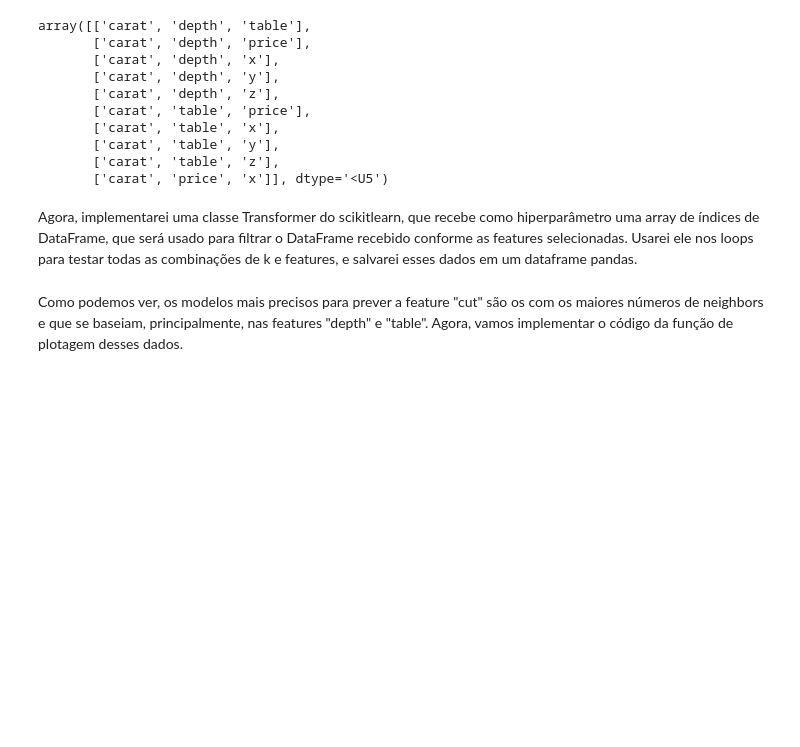
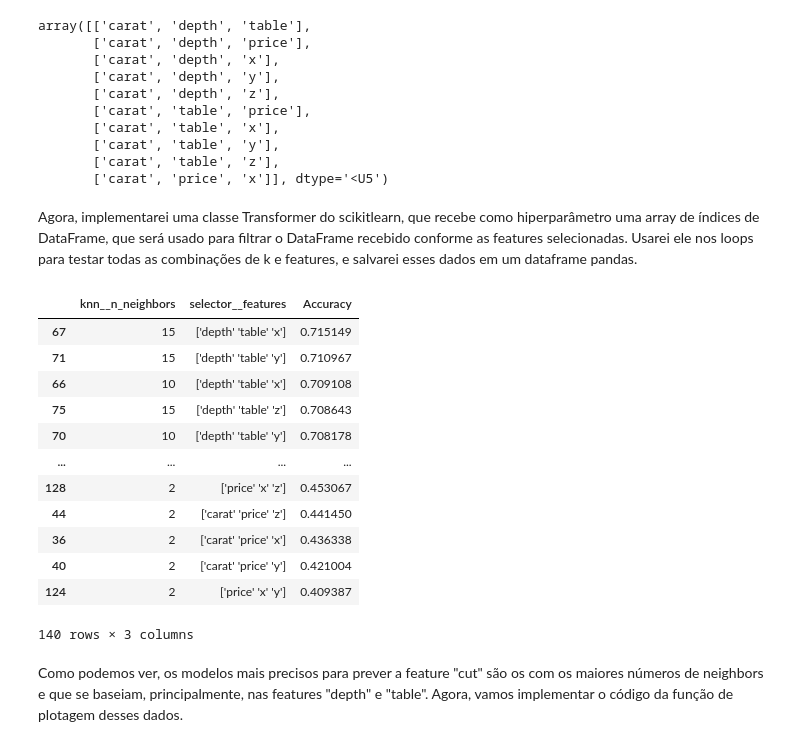
Before and after one commit to barrafas/TACD-A1, a Jupyter notebook: 243902.ipynb, the cells around one changed output. Drawn from its saved outputs; the diff is of its cells as text; code cells hidden in the pictures; blank space fills up the shorter version.

```diff
--- a/243902.ipynb
+++ b/243902.ipynb
@@ -246,6 +260,22 @@ for k in [2, 5, 10, 15]:
 
 accuracies = pd.DataFrame(accuracies)
 accuracies = accuracies.astype({'selector__features': 'str'})
+# %%
+accuracies.sort_values(by='Accuracy', ascending=False)
+# %% [output]
+|  | knn__n_neighbors | selector__features | Accuracy |
+| 67 | 15 | ['depth' 'table' 'x'] | 0.715149 |
+| 71 | 15 | ['depth' 'table' 'y'] | 0.710967 |
+| 66 | 10 | ['depth' 'table' 'x'] | 0.709108 |
+| 75 | 15 | ['depth' 'table' 'z'] | 0.708643 |
+| 70 | 10 | ['depth' 'table' 'y'] | 0.708178 |
+| ... | ... | ... | ... |
+| 128 | 2 | ['price' 'x' 'z'] | 0.453067 |
+| 44 | 2 | ['carat' 'price' 'z'] | 0.441450 |
+| 36 | 2 | ['carat' 'price' 'x'] | 0.436338 |
+| 40 | 2 | ['carat' 'price' 'y'] | 0.421004 |
+| 124 | 2 | ['price' 'x' 'y'] | 0.409387 |
+140 rows × 3 columns
 # %% [markdown]
 Como podemos ver, os modelos mais precisos para prever a feature "cut" são os com os maiores números de neighbors e que se baseiam, principalmente, nas features "depth" e "table". Agora, vamos implementar o código da função de plotagem desses dados.
 # %%
```
Also changed, not shown: parts of 21 cells of this notebook.
